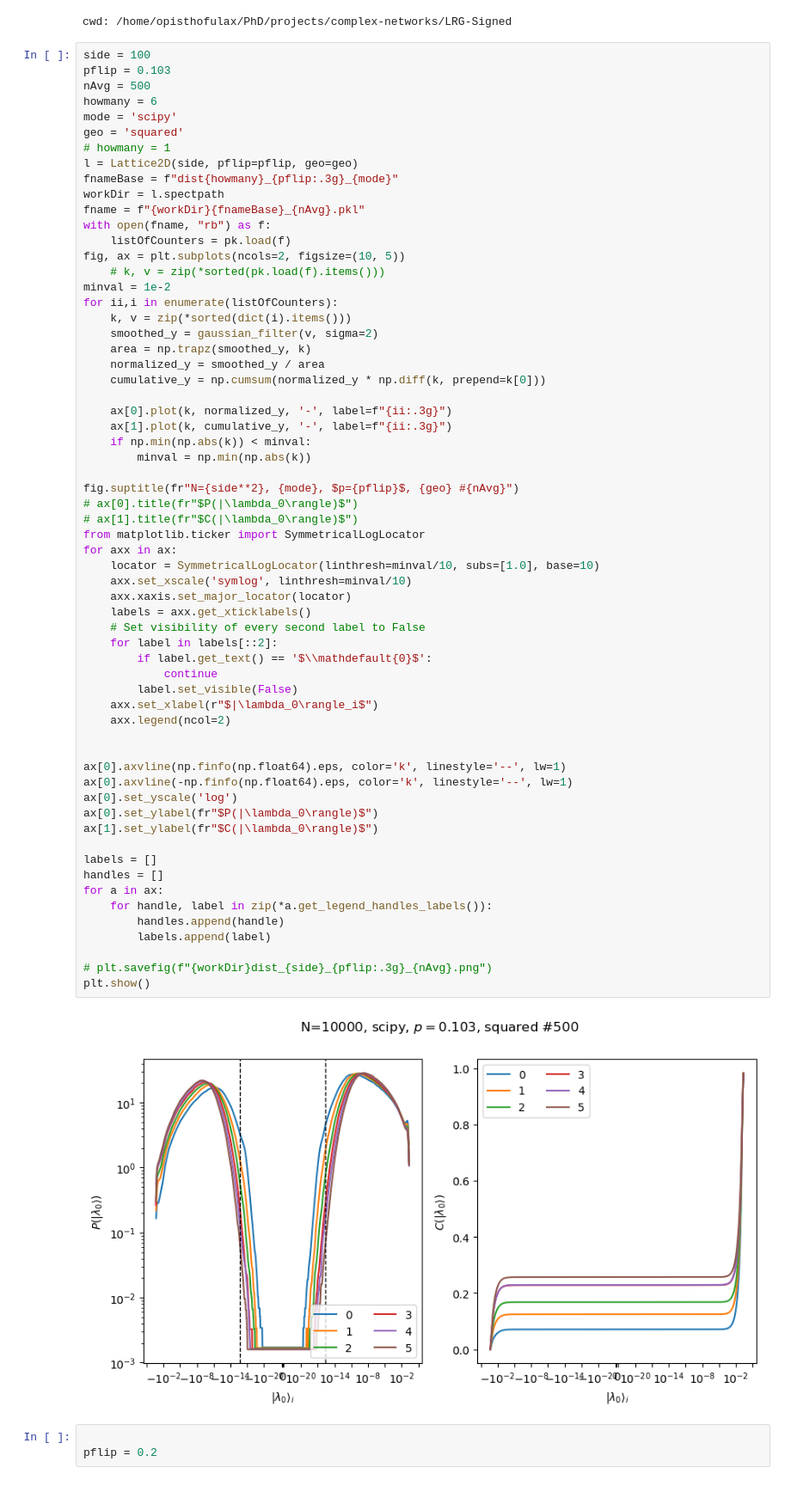
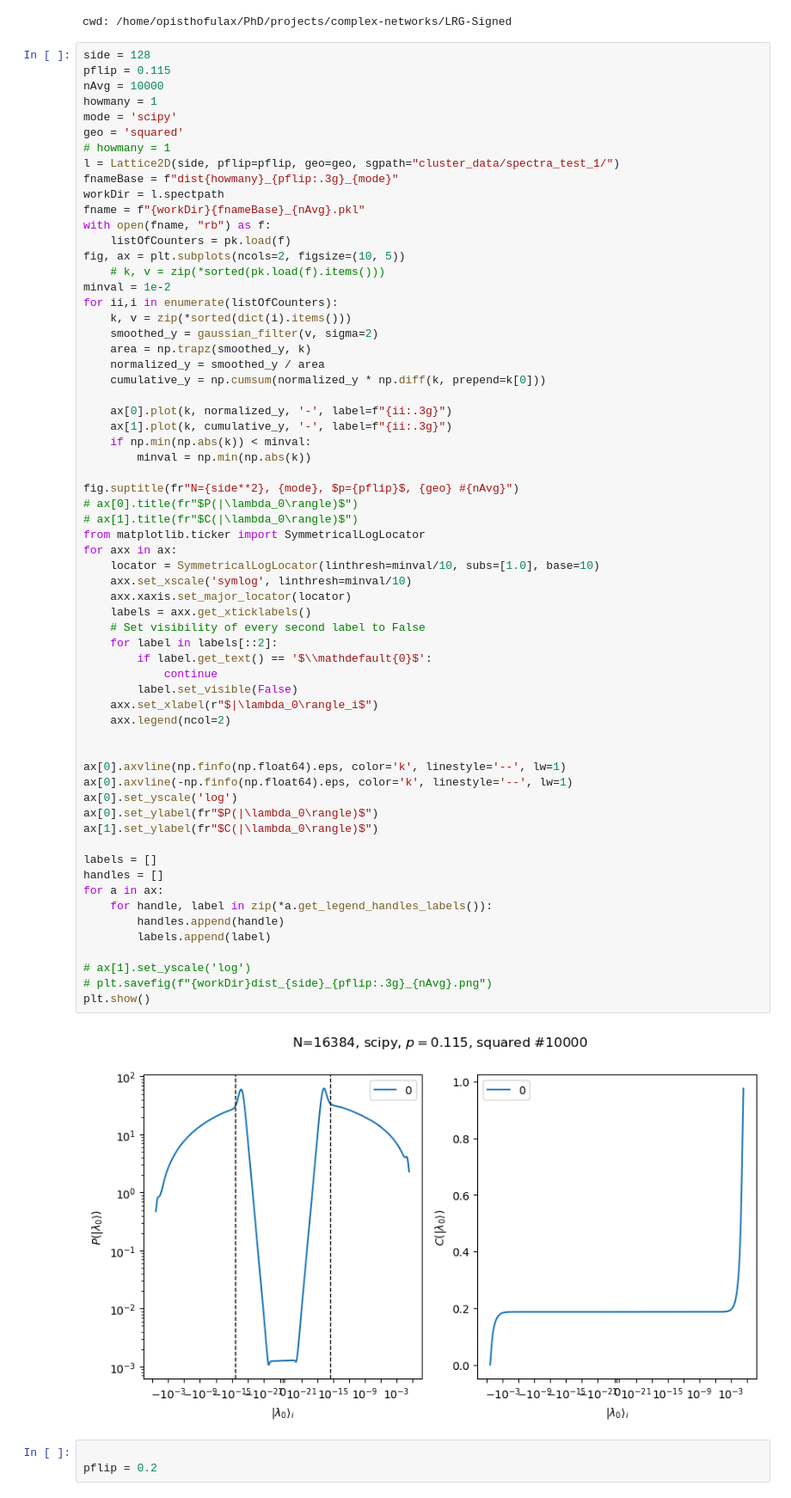
Before and after one commit to giulioiannelli/lrgsglib-public, a Jupyter notebook: ipynb/dev_tool_ResolutionLimit_2.ipynb, the cells around one changed output. Shown at 86% size. Saved outputs shown, nothing was run; the diff lists cells and outputs as text.

Commit message:
fixed SlaplSpect

```diff
--- a/ipynb/dev_tool_ResolutionLimit_2.ipynb
+++ b/ipynb/dev_tool_ResolutionLimit_2.ipynb
@@ -98,14 +98,14 @@ move_to_rootf(True)
 # %% [output]
 cwd: /home/opisthofulax/PhD/projects/complex-networks/LRG-Signed
 # %%
-side = 100
-pflip = 0.103
-nAvg = 500
-howmany = 6
+side = 128
+pflip = 0.115
+nAvg = 10000
+howmany = 1
 mode = 'scipy'
 geo = 'squared'
 # howmany = 1
-l = Lattice2D(side, pflip=pflip, geo=geo)
+l = Lattice2D(side, pflip=pflip, geo=geo, sgpath="cluster_data/spectra_test_1/")
 fnameBase = f"dist{howmany}_{pflip:.3g}_{mode}"
 workDir = l.spectpath
 fname = f"{workDir}{fnameBase}_{nAvg}.pkl"
@@ -133,34 +133,35 @@ from matplotlib.ticker import SymmetricalLogLocator
 for axx in ax:
     locator = SymmetricalLogLocator(linthresh=minval/10, subs=[1.0], base=10)
     axx.set_xscale('symlog', linthresh=minval/10)
     axx.xaxis.set_major_locator(locator)
     labels = axx.get_xticklabels()
     # Set visibility of every second label to False
     for label in labels[::2]:
         if label.get_text() == '$\\mathdefault{0}$':
             continue
         label.set_visible(False)
     axx.set_xlabel(r"$|\lambda_0\rangle_i$")
     axx.legend(ncol=2)
 
 
 ax[0].axvline(np.finfo(np.float64).eps, color='k', linestyle='--', lw=1)
 ax[0].axvline(-np.finfo(np.float64).eps, color='k', linestyle='--', lw=1)
 ax[0].set_yscale('log')
 ax[0].set_ylabel(fr"$P(|\lambda_0\rangle)$")
 ax[1].set_ylabel(fr"$C(|\lambda_0\rangle)$")
 
 labels = []
 handles = []
 for a in ax:
     for handle, label in zip(*a.get_legend_handles_labels()):
         handles.append(handle)
         labels.append(label)
 
+# ax[1].set_yscale('log')
 # plt.savefig(f"{workDir}dist_{side}_{pflip:.3g}_{nAvg}.png")
 plt.show()
 # %% [output]
-[figure, old version]
+[figure, new version]
 # %%
 
 pflip = 0.2
```
Also changed, not shown: 3 other files.
